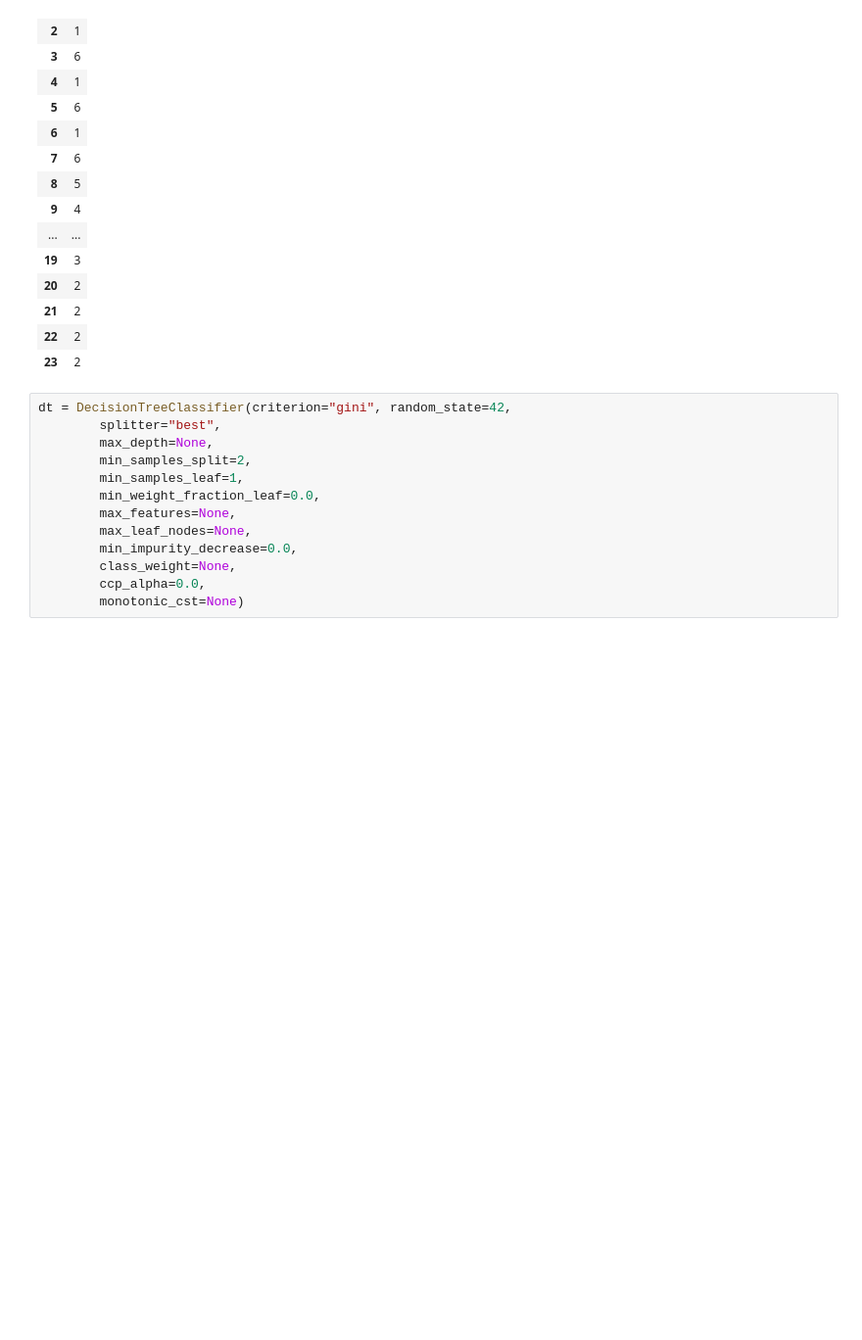
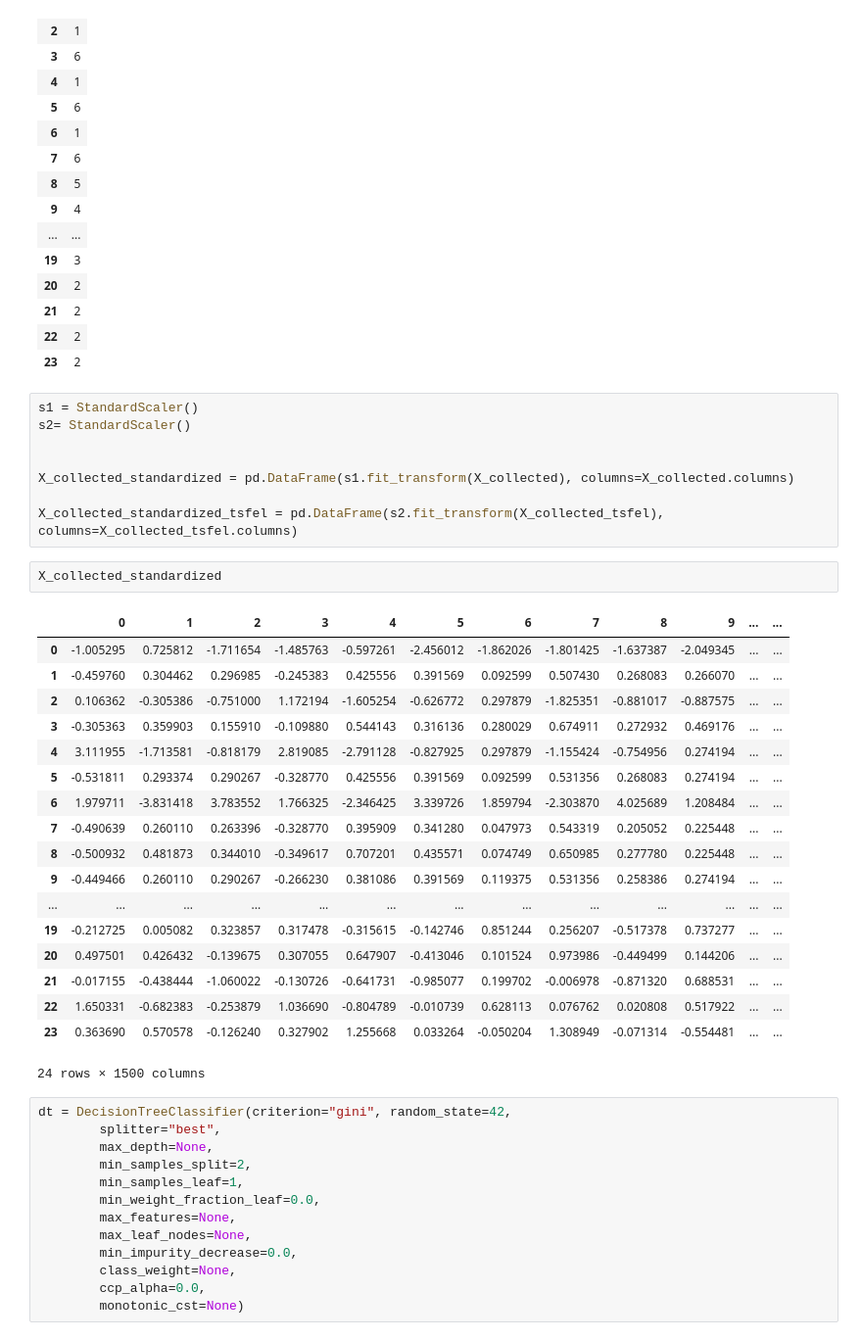
Before and after one commit to Feraless/ML_Assignment1_Overfitters, a Jupyter notebook: Task-4.2.ipynb, the cells around one changed output. Shown at 98% size. Drawn from its saved outputs; the diff is of its cells as text; blank space fills up the shorter version.

```diff
--- a/Task-4.2.ipynb
+++ b/Task-4.2.ipynb
@@ -121,6 +120,35 @@ y_collected
 | 21 | 2 |
 | 22 | 2 |
 | 23 | 2 |
+# %%
+s1 = StandardScaler()
+s2= StandardScaler()
+
+
+X_collected_standardized = pd.DataFrame(s1.fit_transform(X_collected), columns=X_collected.columns)
+
+X_collected_standardized_tsfel = pd.DataFrame(s2.fit_transform(X_collected_tsfel), columns=X_collected_tsfel.columns)
+# %%
+X_collected_standardized
+# %% [output]
+|  | 0 | 1 | 2 | 3 | 4 | 5 | 6 | 7 | 8 | 9 | ... | ... |
+| 0 | -1.005295 | 0.725812 | -1.711654 | -1.485763 | -0.597261 | -2.456012 | -1.862026 | -1.801425 | -1.637387 | -2.049345 | ... | ... |
+| 1 | -0.459760 | 0.304462 | 0.296985 | -0.245383 | 0.425556 | 0.391569 | 0.092599 | 0.507430 | 0.268083 | 0.266070 | ... | ... |
+| 2 | 0.106362 | -0.305386 | -0.751000 | 1.172194 | -1.605254 | -0.626772 | 0.297879 | -1.825351 | -0.881017 | -0.887575 | ... | ... |
+| 3 | -0.305363 | 0.359903 | 0.155910 | -0.109880 | 0.544143 | 0.316136 | 0.280029 | 0.674911 | 0.272932 | 0.469176 | ... | ... |
+| 4 | 3.111955 | -1.713581 | -0.818179 | 2.819085 | -2.791128 | -0.827925 | 0.297879 | -1.155424 | -0.754956 | 0.274194 | ... | ... |
+| 5 | -0.531811 | 0.293374 | 0.290267 | -0.328770 | 0.425556 | 0.391569 | 0.092599 | 0.531356 | 0.268083 | 0.274194 | ... | ... |
+| 6 | 1.979711 | -3.831418 | 3.783552 | 1.766325 | -2.346425 | 3.339726 | 1.859794 | -2.303870 | 4.025689 | 1.208484 | ... | ... |
+| 7 | -0.490639 | 0.260110 | 0.263396 | -0.328770 | 0.395909 | 0.341280 | 0.047973 | 0.543319 | 0.205052 | 0.225448 | ... | ... |
+| 8 | -0.500932 | 0.481873 | 0.344010 | -0.349617 | 0.707201 | 0.435571 | 0.074749 | 0.650985 | 0.277780 | 0.225448 | ... | ... |
+| 9 | -0.449466 | 0.260110 | 0.290267 | -0.266230 | 0.381086 | 0.391569 | 0.119375 | 0.531356 | 0.258386 | 0.274194 | ... | ... |
+| ... | ... | ... | ... | ... | ... | ... | ... | ... | ... | ... | ... | ... |
+| 19 | -0.212725 | 0.005082 | 0.323857 | 0.317478 | -0.315615 | -0.142746 | 0.851244 | 0.256207 | -0.517378 | 0.737277 | ... | ... |
+| 20 | 0.497501 | 0.426432 | -0.139675 | 0.307055 | 0.647907 | -0.413046 | 0.101524 | 0.973986 | -0.449499 | 0.144206 | ... | ... |
+| 21 | -0.017155 | -0.438444 | -1.060022 | -0.130726 | -0.641731 | -0.985077 | 0.199702 | -0.006978 | -0.871320 | 0.688531 | ... | ... |
+| 22 | 1.650331 | -0.682383 | -0.253879 | 1.036690 | -0.804789 | -0.010739 | 0.628113 | 0.076762 | 0.020808 | 0.517922 | ... | ... |
+| 23 | 0.363690 | 0.570578 | -0.126240 | 0.327902 | 1.255668 | 0.033264 | -0.050204 | 1.308949 | -0.071314 | -0.554481 | ... | ... |
+24 rows × 1500 columns
 # %%
 dt = DecisionTreeClassifier(criterion="gini", random_state=42,
         splitter="best",
```
Also changed, not shown: parts of 23 cells of this notebook.
